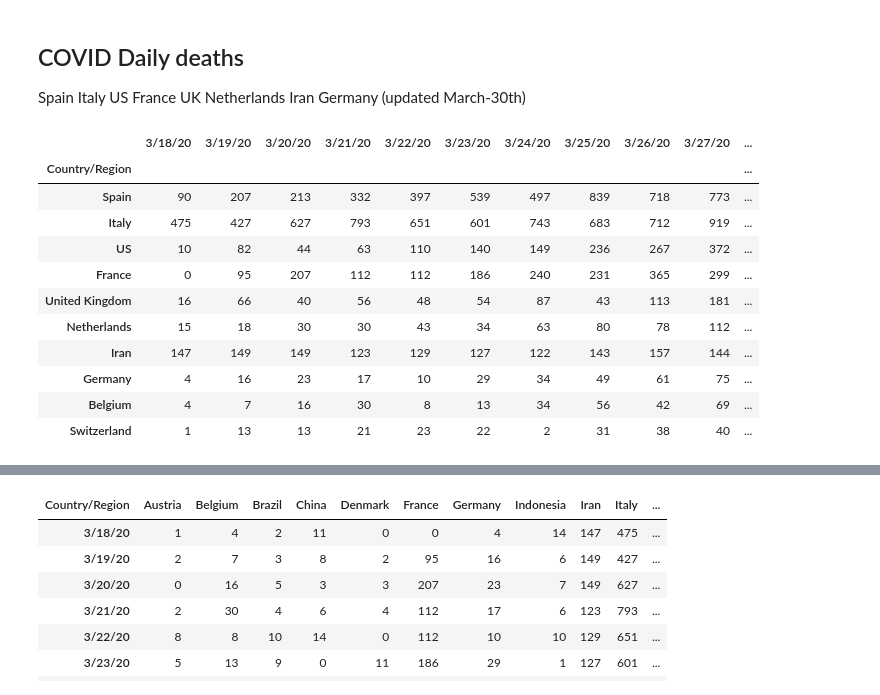
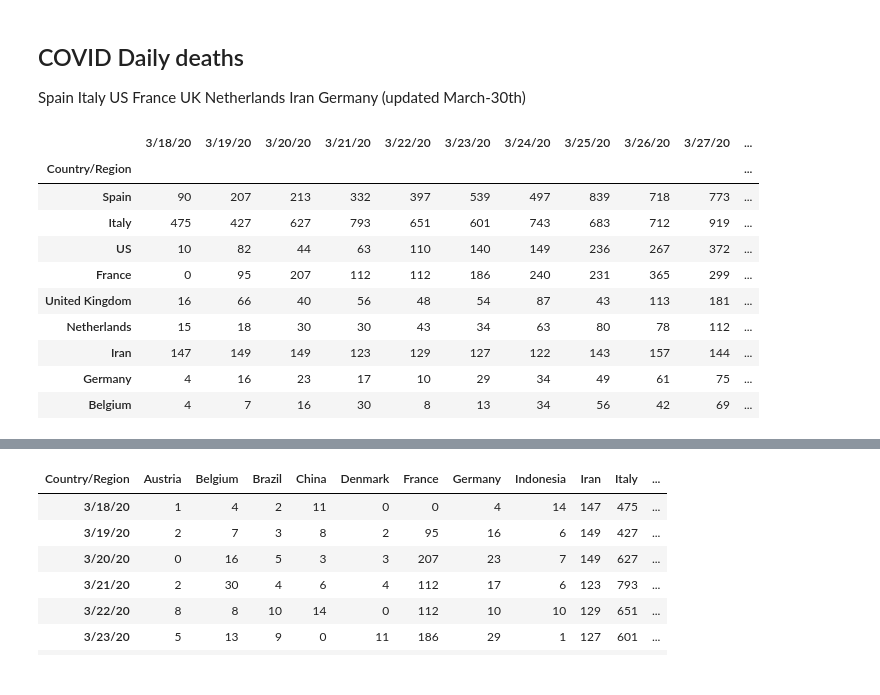
Before and after one commit to infchg/COVID-19, a Jupyter notebook: JH-calculate-daily.ipynb, the cells around one changed output, grey strips where cells are left out. Saved outputs shown, nothing was run; the diff lists cells and outputs as text; code cells hidden in the pictures.

```diff
--- a/JH-calculate-daily.ipynb
+++ b/JH-calculate-daily.ipynb
@@ -85,17 +81,17 @@ for i in range(1,13):
 Spain Italy US France UK Netherlands Iran Germany (updated March-30th)
 # %%
 df0.pop( df0.columns[0] )   # 0
-display(df0.sort_values(by=[df.columns[-1]],ascending=False).head(10))
+df9=df0.sort_values(by=[df.columns[-1]],ascending=False).head(9)
+display(df9)
 # %% [output]
 |  | 3/18/20 | 3/19/20 | 3/20/20 | 3/21/20 | 3/22/20 | 3/23/20 | 3/24/20 | 3/25/20 | 3/26/20 | 3/27/20 | ... |
 | Country/Region |  |  |  |  |  |  |  |  |  |  | ... |
 | Spain | 90 | 207 | 213 | 332 | 397 | 539 | 497 | 839 | 718 | 773 | ... |
 | Italy | 475 | 427 | 627 | 793 | 651 | 601 | 743 | 683 | 712 | 919 | ... |
 | US | 10 | 82 | 44 | 63 | 110 | 140 | 149 | 236 | 267 | 372 | ... |
 | France | 0 | 95 | 207 | 112 | 112 | 186 | 240 | 231 | 365 | 299 | ... |
 | United Kingdom | 16 | 66 | 40 | 56 | 48 | 54 | 87 | 43 | 113 | 181 | ... |
 | Netherlands | 15 | 18 | 30 | 30 | 43 | 34 | 63 | 80 | 78 | 112 | ... |
 | Iran | 147 | 149 | 149 | 123 | 129 | 127 | 122 | 143 | 157 | 144 | ... |
 | Germany | 4 | 16 | 23 | 17 | 10 | 29 | 34 | 49 | 61 | 75 | ... |
 | Belgium | 4 | 7 | 16 | 30 | 8 | 13 | 34 | 56 | 42 | 69 | ... |
-| Switzerland | 1 | 13 | 13 | 21 | 23 | 22 | 2 | 31 | 38 | 40 | ... |
```
Also changed, not shown: parts of 5 cells of this notebook.
